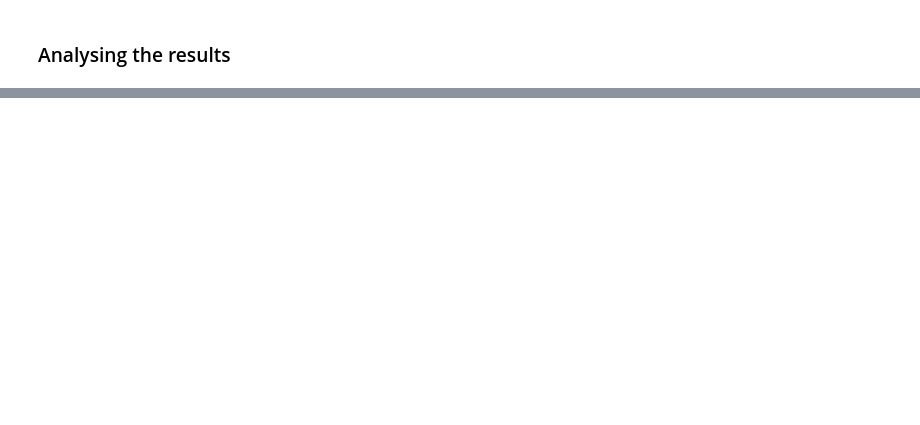
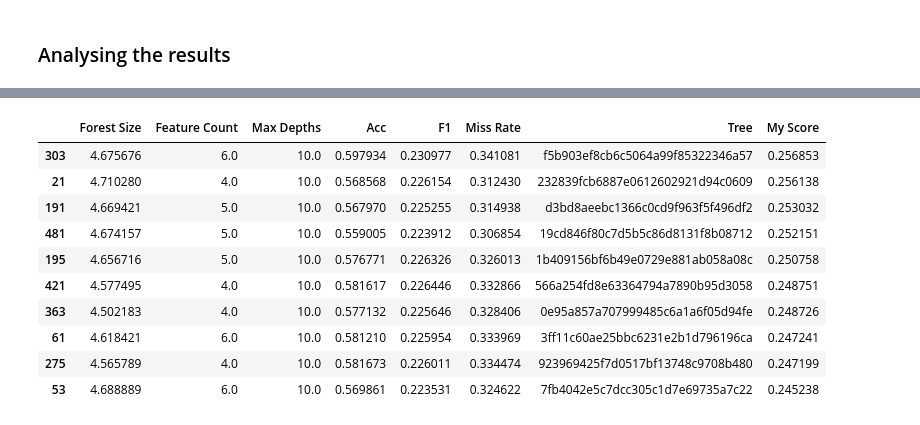
Before and after one commit to ysraell/random-forest-mc-utils, a Jupyter notebook: credit-card-fraud-prediction/tunning.ipynb, the cells around one changed output, grey strips where cells are left out. Drawn from its saved outputs; the diff is of its cells as text; code cells hidden in the pictures; blank space fills up the shorter version.

```diff
--- a/credit-card-fraud-prediction/tunning.ipynb
+++ b/credit-card-fraud-prediction/tunning.ipynb
@@ -1219,5 +1233,5 @@ len(data)
 # %%
-data =  load_file_json('/work/tmp/credit-card-fraud-prediction/trees_metrcis_sim_20240915_1425.json')
+data =  load_file_json('/work/tmp/credit-card-fraud-prediction/trees_metrcis_sim2_20240915_1804.json')
 # %%
 md5_trees = list(data.keys())
 # %%
@@ -1239,0 +1292,16 @@ df_trees.sort_values(by='Miss Rate').head(10)
+# %%
+df_trees['My Score'] = df_trees['Acc']-2*df_trees['Miss Rate']
+# %%
+df_trees.sort_values(by='My Score', ascending=False).head(10)
+# %% [output]
+|  | Forest Size | Feature Count | Max Depths | Acc | F1 | Miss Rate | Tree | My Score |
+| 303 | 4.675676 | 6.0 | 10.0 | 0.597934 | 0.230977 | 0.341081 | f5b903ef8cb6c5064a99f85322346a57 | 0.256853 |
+| 21 | 4.710280 | 4.0 | 10.0 | 0.568568 | 0.226154 | 0.312430 | 232839fcb6887e0612602921d94c0609 | 0.256138 |
+| 191 | 4.669421 | 5.0 | 10.0 | 0.567970 | 0.225255 | 0.314938 | d3bd8aeebc1366c0cd9f963f5f496df2 | 0.253032 |
+| 481 | 4.674157 | 5.0 | 10.0 | 0.559005 | 0.223912 | 0.306854 | 19cd846f80c7d5b5c86d8131f8b08712 | 0.252151 |
+| 195 | 4.656716 | 5.0 | 10.0 | 0.576771 | 0.226326 | 0.326013 | 1b409156bf6b49e0729e881ab058a08c | 0.250758 |
+| 421 | 4.577495 | 4.0 | 10.0 | 0.581617 | 0.226446 | 0.332866 | 566a254fd8e63364794a7890b95d3058 | 0.248751 |
+| 363 | 4.502183 | 4.0 | 10.0 | 0.577132 | 0.225646 | 0.328406 | 0e95a857a707999485c6a1a6f05d94fe | 0.248726 |
+| 61 | 4.618421 | 6.0 | 10.0 | 0.581210 | 0.225954 | 0.333969 | 3ff11c60ae25bbc6231e2b1d796196ca | 0.247241 |
+| 275 | 4.565789 | 4.0 | 10.0 | 0.581673 | 0.226011 | 0.334474 | 923969425f7d0517bf13748c9708b480 | 0.247199 |
+| 53 | 4.688889 | 6.0 | 10.0 | 0.569861 | 0.223531 | 0.324622 | 7fb4042e5c7dcc305c1d7e69735a7c22 | 0.245238 |
```
Also changed, not shown: parts of 19 cells of this notebook.
